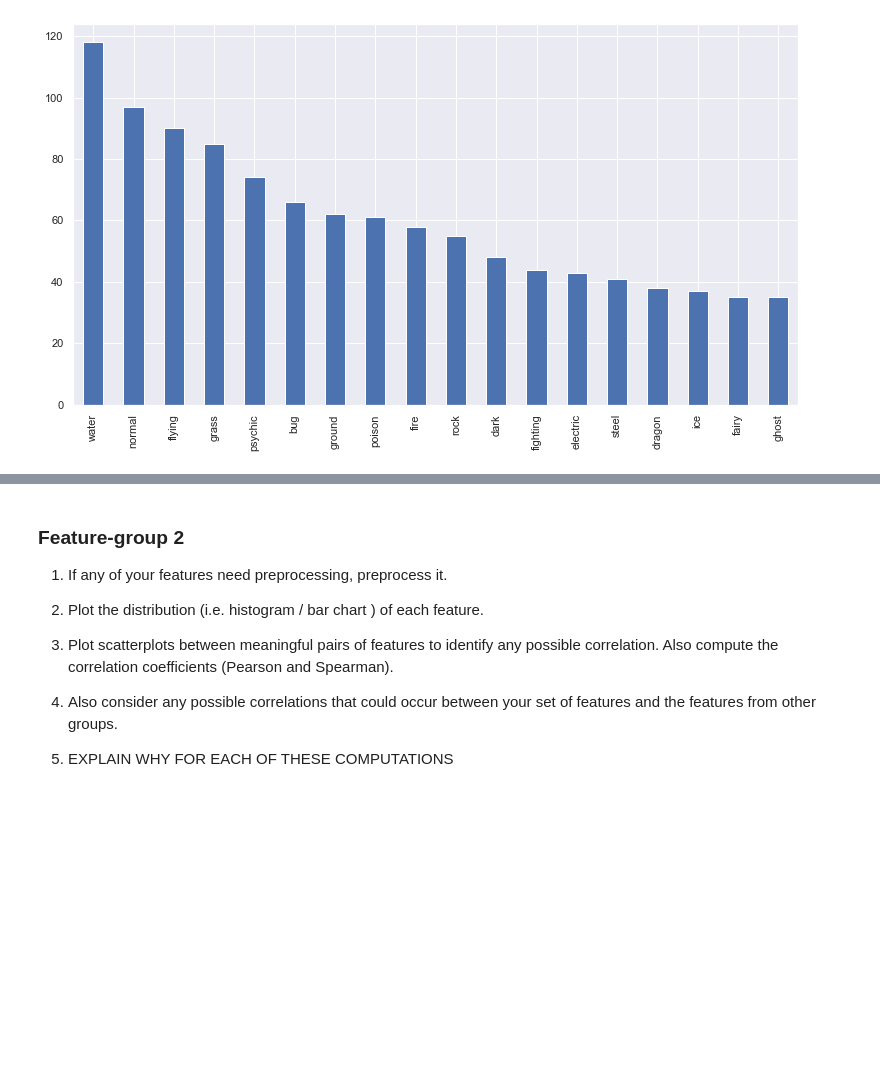
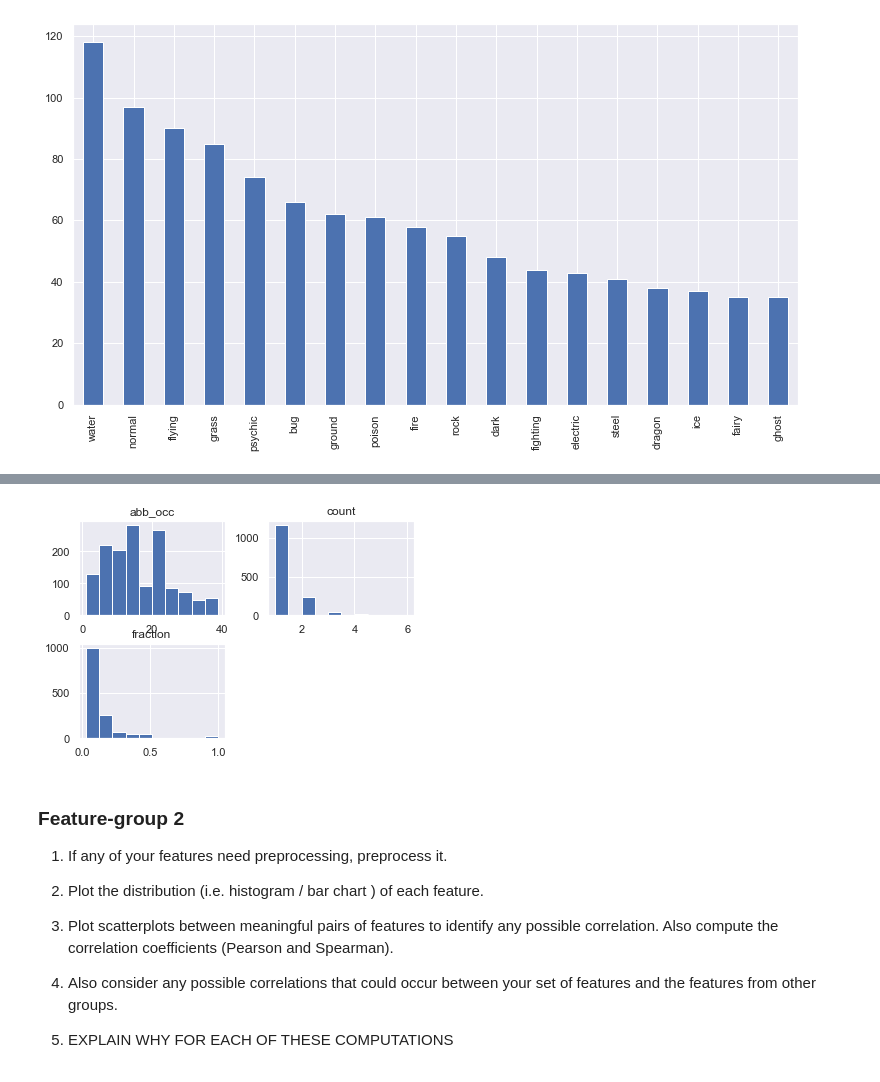
Before and after one commit to com-480-data-visualization/com-480-project-analaktycs, a Jupyter notebook: Milestone1.ipynb, the cells around one changed output, grey strips where cells are left out. Cells and saved outputs as stored; diff of their text form; code cells hidden in the pictures; blank space fills up the shorter version.

Commit message:
non continuous data investigation groupe1

```diff
--- a/Milestone1.ipynb
+++ b/Milestone1.ipynb
@@ -477,0 +585,11 @@ g.map(sns.barplot,"types","count");
+# %%
+merged_class_abs=pd.merge(df_words.abilities.explode().to_frame()\
+                      .reset_index(),df_groupe1.classfication\
+                      .to_frame().reset_index())
+# %%
+classification_exploded= merged_class_abs.abilities.explode()\
+                                .value_counts().sort_values(ascending=False)\
+                                .to_frame().reset_index().rename(columns={"classification":"count"})\
+                                .rename(columns={"index":"classification"})\
+                                .set_index('classification')
+classification_exploded.head()
@@ -477,0 +604,7 @@ g.map(sns.barplot,"types","count");
+# %%
+abilities_vs_class = merged_class_abs.groupby(['abilities', 'classfication'])\
+                                                        .count()\
+                                                        .sort_values(ascending=False,by='index')\
+                                                        .rename(columns={"index":"count"})\
+                                                        .reset_index()
+abilities_vs_class[:10]
@@ -477,0 +623,6 @@ g.map(sns.barplot,"types","count");
+# %%
+abilities_vs_class['abb_occ'] = abilities_vs_class.abilities\
+                                                    .apply(lambda x: classification_exploded.loc[x] )
+abilities_vs_class['fraction'] =abilities_vs_class['count']/abilities_vs_class['abb_occ']
+abilities_vs_class.set_index(['abilities', 'classfication'])\
+                  .sort_values(ascending=False, by='fraction')[:10]
@@ -478,3 +642,7 @@ g.map(sns.barplot,"types","count");
+# %%
+hist=abilities_vs_class.hist()
+# %% [output]
+[figure, added]
 # %% [markdown]
 ### Feature-group 2
 1. If any of your features need preprocessing, preprocess it.
```
Also changed, not shown: parts of 34 cells of this notebook.
